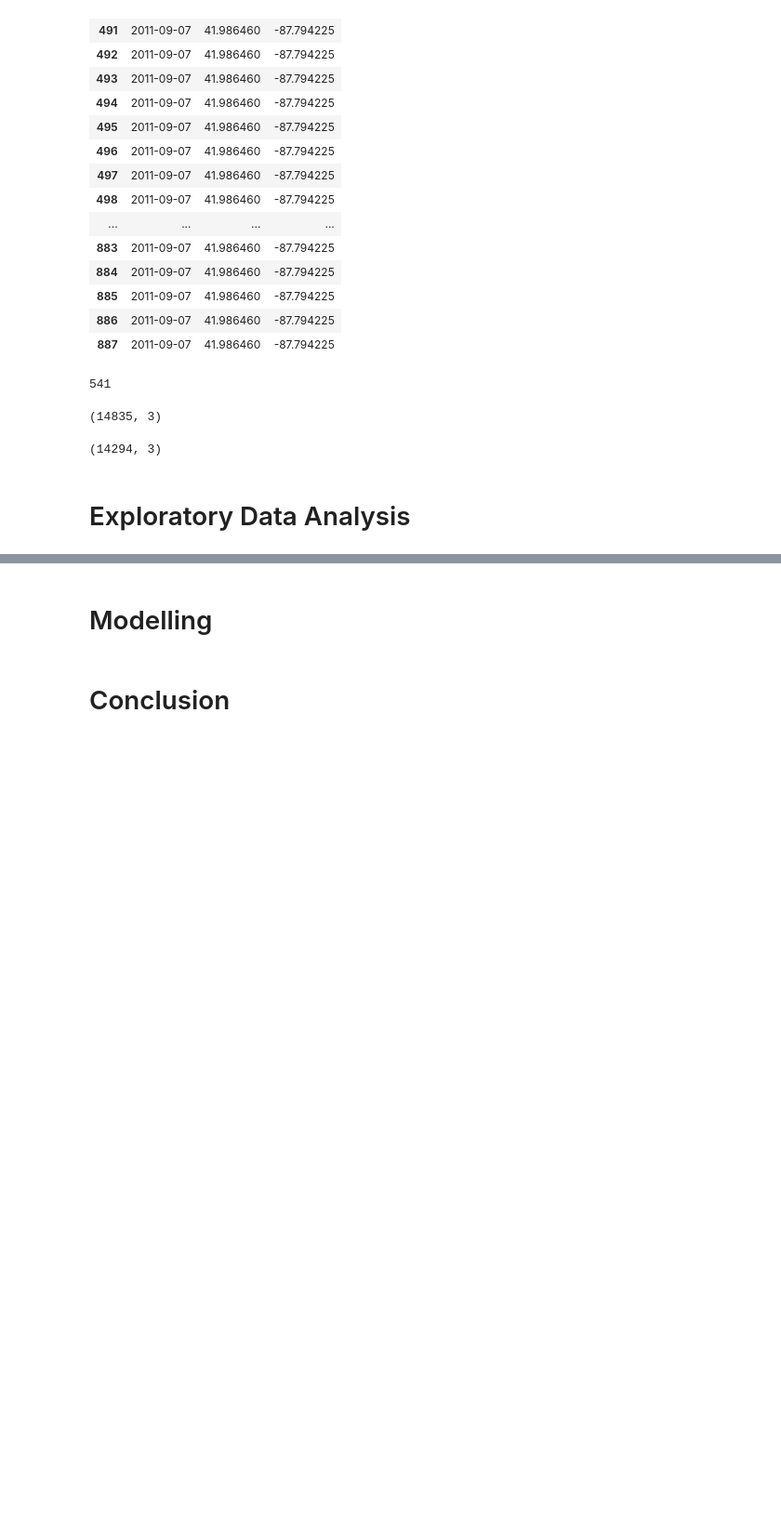
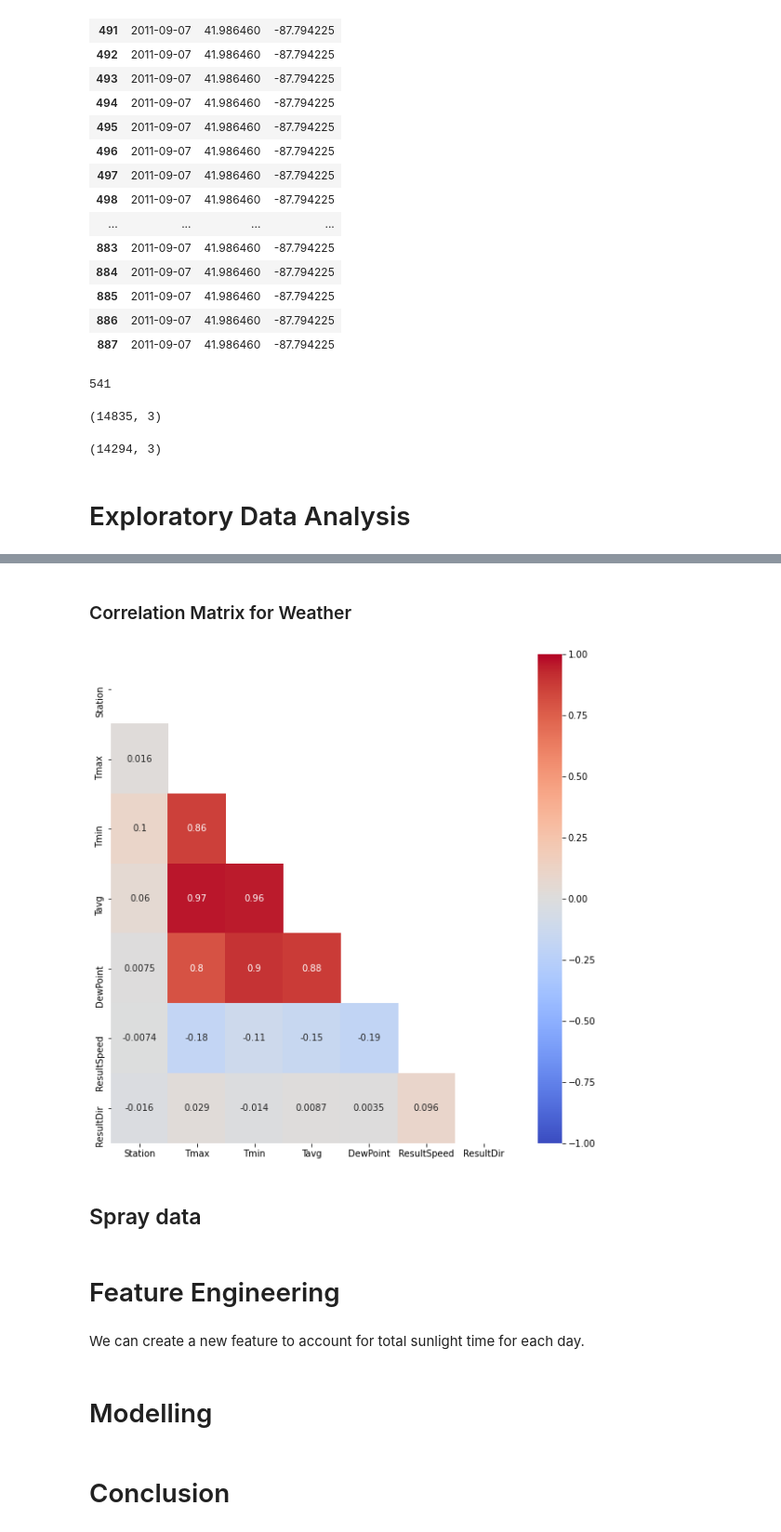
Before and after one commit to kkhalis/project_4, a Jupyter notebook: Project 4 - West Nile Virus Prediction_Casper.ipynb, the cells around one changed output, grey strips where cells are left out. Shown at 93% size. Saved outputs shown, nothing was run; the diff lists cells and outputs as text; code cells hidden in the pictures; blank space fills up the shorter version.

```diff
--- a/Project 4 - West Nile Virus Prediction_Casper.ipynb
+++ b/Project 4 - West Nile Virus Prediction_Casper.ipynb
@@ -229,0 +541,15 @@ spray['Date'] = pd.to_datetime(spray['Date'], format='%Y-%m-%d')
+# %% [markdown]
+### Correlation Matrix for Weather
+# %%
+plt.figure(figsize=(10,10))
+matrix = np.triu(weather.corr())
+
+sns.heatmap(weather.corr(), annot=True, cmap='coolwarm', mask=matrix, vmin=-1, vmax=1);
+# %% [output]
+[figure, added]
+# %% [markdown]
+## Spray data
+# %% [markdown]
+# Feature Engineering
+# %% [markdown]
+We can create a new feature to account for total sunlight time for each day.
```
Also changed, not shown: parts of 47 cells of this notebook.
